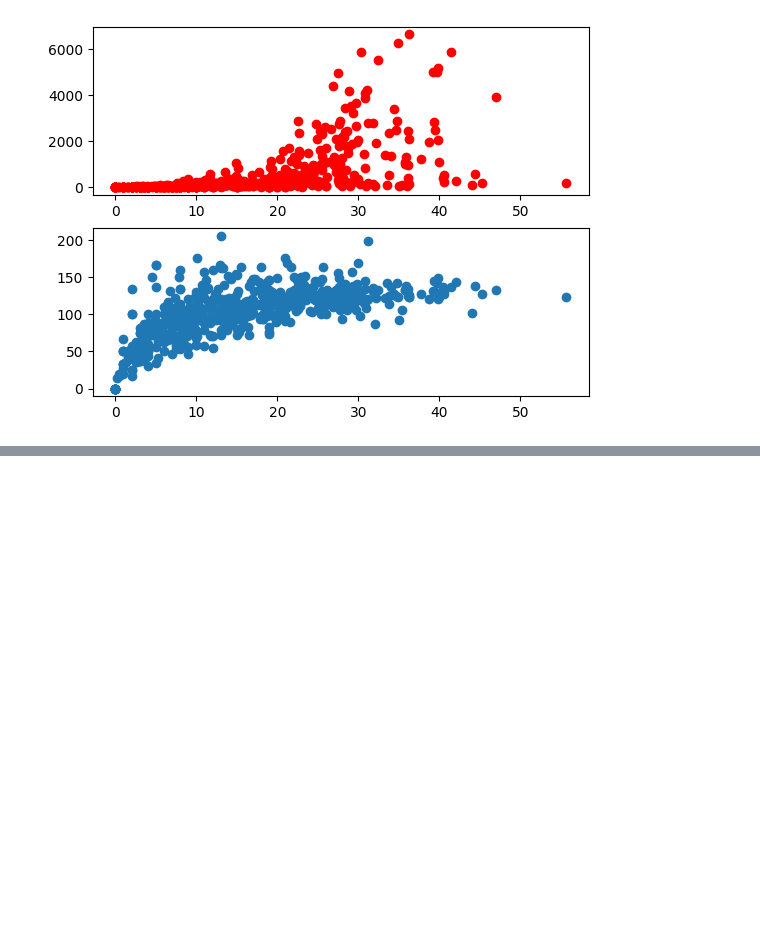
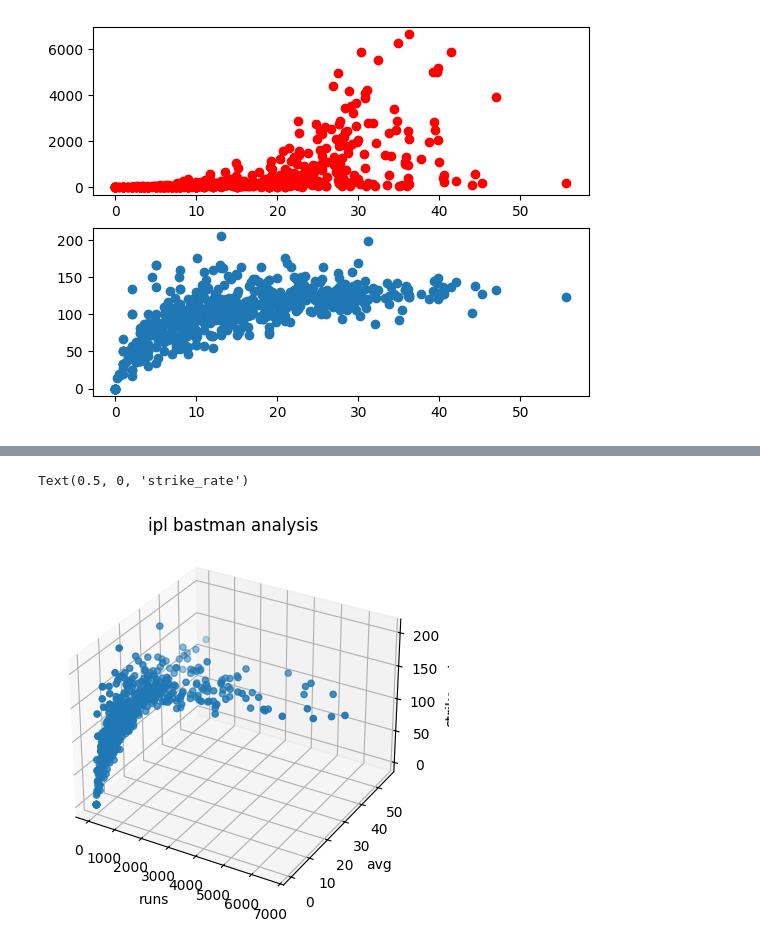
Before and after one commit to Abhinav09062005/python-, a Jupyter notebook: chapter4/mathplotlib1.ipynb, the cells around one changed output, grey strips where cells are left out. Saved outputs shown, nothing was run; the diff lists cells and outputs as text; code cells hidden in the pictures; blank space fills up the shorter version.

```diff
--- a/chapter4/mathplotlib1.ipynb
+++ b/chapter4/mathplotlib1.ipynb
@@ -144,0 +161,12 @@ ax2.scatter(batters['avg'],batters['strike_rate'])
+# %%
+# 3d scatter plot
+fig=plt.figure()
+ax=plt.subplot(projection='3d')
+ax.scatter3D(batters['runs'],batters['avg'],batters['strike_rate'])
+ax.set_title('ipl bastman analysis')
+ax.set_xlabel('runs')
+ax.set_ylabel('avg')
+ax.set_zlabel('strike_rate')
+# %% [output]
+Text(0.5, 0, 'strike_rate')
+[figure, added]
```
Also changed, not shown: parts of 4 cells of this notebook.
